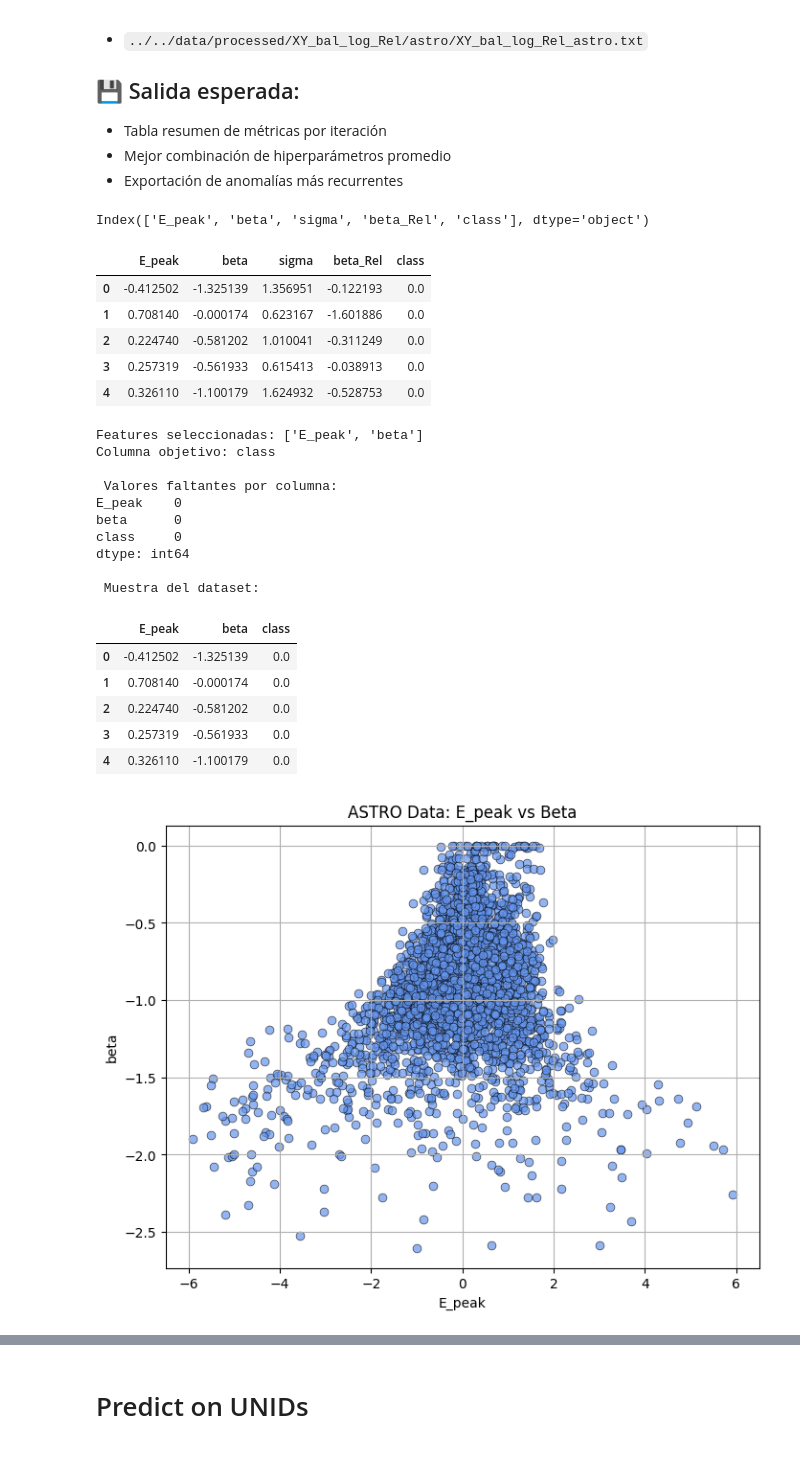
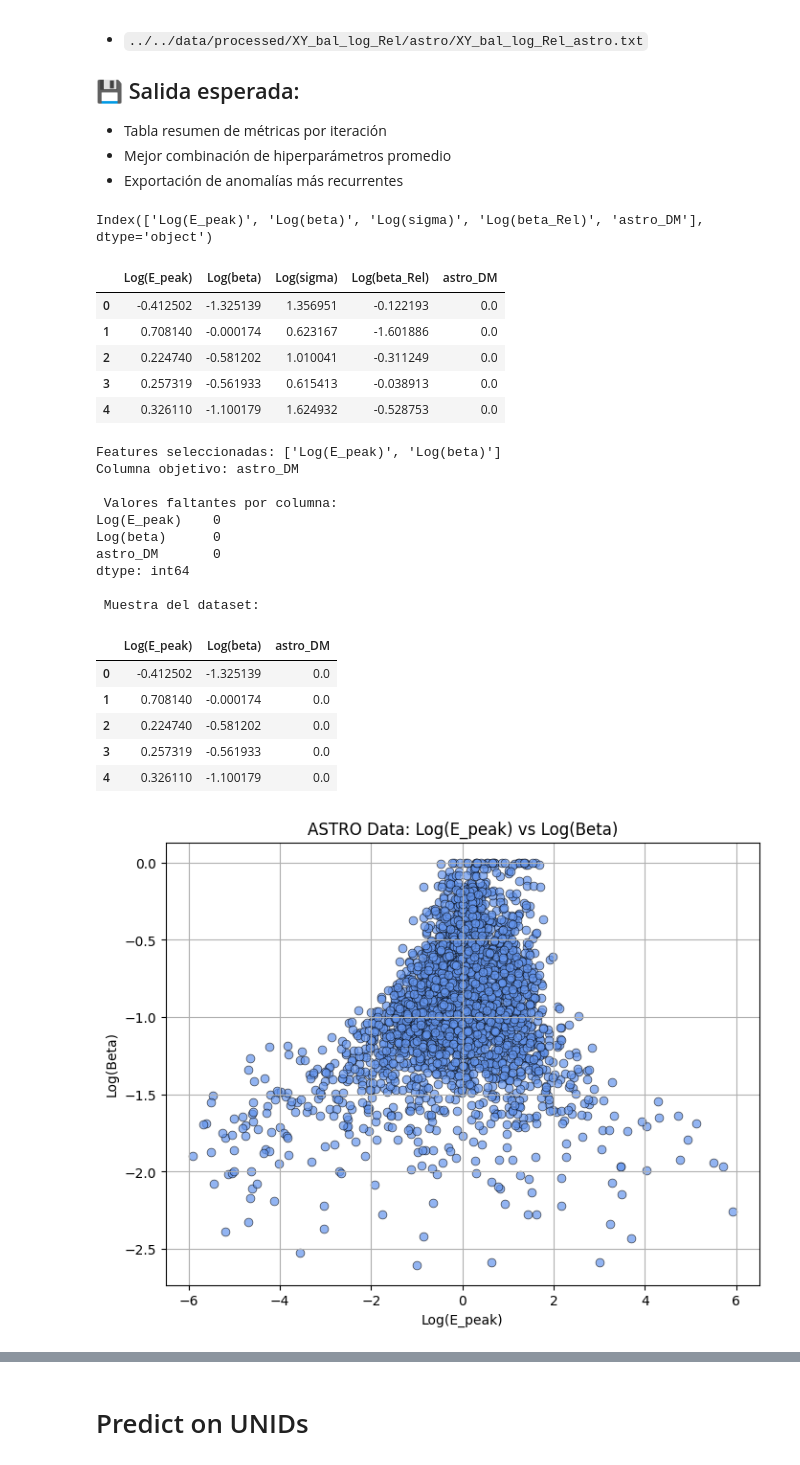
Before and after one commit to martacanirome4/DarkMatter_ML_TFG, a Jupyter notebook: notebooks/4_modelos_repeticiones/4_OCSVM_2F_2_repeat_astro_pred_unids.ipynb, the cells around one changed output, grey strips where cells are left out. Cells and saved outputs as stored; diff of their text form; code cells hidden in the pictures.

```diff
--- a/notebooks/4_modelos_repeticiones/4_OCSVM_2F_2_repeat_astro_pred_unids.ipynb
+++ b/notebooks/4_modelos_repeticiones/4_OCSVM_2F_2_repeat_astro_pred_unids.ipynb
@@ -57,7 +57,8 @@ from sklearn.preprocessing import StandardScaler, MinMaxScaler
 from sklearn.metrics import f1_score, classification_report, confusion_matrix
 # %%
 # Load dataset
-data_path = "../../data/processed/XY_bal_log_Rel/astro/XY_bal_log_Rel_astro.txt"
+# data_path = "../../data/processed/XY_bal_log_Rel/astro/XY_bal_log_Rel_astro.txt"
+data_path = "../../data/processed/XY_bal_log_Rel/astro/astro_df.txt"
 df_astro = pd.read_csv(data_path, sep='\s+')
 
 df_astro = df_astro.rename(columns={"0,1=astro,DM": "class"})
@@ -65,8 +66,8 @@ print(df_astro.columns)
 
 df_astro.head()
 # %% [output]
-Index(['E_peak', 'beta', 'sigma', 'beta_Rel', 'class'], dtype='object')
+Index(['Log(E_peak)', 'Log(beta)', 'Log(sigma)', 'Log(beta_Rel)', 'astro_DM'], dtype='object')
-|  | E_peak | beta | sigma | beta_Rel | class |
+|  | Log(E_peak) | Log(beta) | Log(sigma) | Log(beta_Rel) | astro_DM |
 | 0 | -0.412502 | -1.325139 | 1.356951 | -0.122193 | 0.0 |
 | 1 | 0.708140 | -0.000174 | 0.623167 | -1.601886 | 0.0 |
 | 2 | 0.224740 | -0.581202 | 1.010041 | -0.311249 | 0.0 |
@@ -74,8 +75,8 @@ Index(['E_peak', 'beta', 'sigma', 'beta_Rel', 'class'], dtype='object')
 | 4 | 0.326110 | -1.100179 | 1.624932 | -0.528753 | 0.0 |
 # %%
 # --- Selección de características ---
-features = ['E_peak', 'beta']
-target = 'class'
+features = ['Log(E_peak)', 'Log(beta)']
+target = 'astro_DM'
 
 print(f"Features seleccionadas: {features}")
 print(f"Columna objetivo: {target}")
@@ -87,17 +88,17 @@ print(df_astro[features + [target]].isnull().sum())
 print("\n Muestra del dataset:")
 display(df_astro[features + [target]].head())
 # %% [output]
-Features seleccionadas: ['E_peak', 'beta']
-Columna objetivo: class
+Features seleccionadas: ['Log(E_peak)', 'Log(beta)']
+Columna objetivo: astro_DM
 
  Valores faltantes por columna:
-E_peak    0
-beta      0
-class     0
+Log(E_peak)    0
+Log(beta)      0
+astro_DM       0
 dtype: int64
 
  Muestra del dataset:
-|  | E_peak | beta | class |
+|  | Log(E_peak) | Log(beta) | astro_DM |
 | 0 | -0.412502 | -1.325139 | 0.0 |
 | 1 | 0.708140 | -0.000174 | 0.0 |
 | 2 | 0.224740 | -0.581202 | 0.0 |
@@ -106,24 +107,24 @@ dtype: int64
 # %%
 # Comprobamos la distribución de los datos astro antes de escalar
 plt.figure(figsize=(8, 6))
 
 sns.scatterplot(
     data=df_astro,
-    x="E_peak",
-    y="beta",
+    x="Log(E_peak)",
+    y="Log(beta)",
     color="cornflowerblue",  # "skyblue" "cornflowerblue"
     edgecolor='k',
     alpha=0.7,
     s=40
 )
 
-plt.title("ASTRO Data: E_peak vs Beta")
-plt.xlabel("E_peak")
-plt.ylabel("beta")
+plt.title("ASTRO Data: Log(E_peak) vs Log(Beta)")
+plt.xlabel("Log(E_peak)")
+plt.ylabel("Log(Beta)")
 plt.grid(True)
 plt.show()
 # %% [output]
-[figure, old version]
+[figure, new version]
 # %%
 
 # 💥 Número de repeticiones
```
Also changed, not shown: parts of 20 cells of this notebook, 19 other files.
